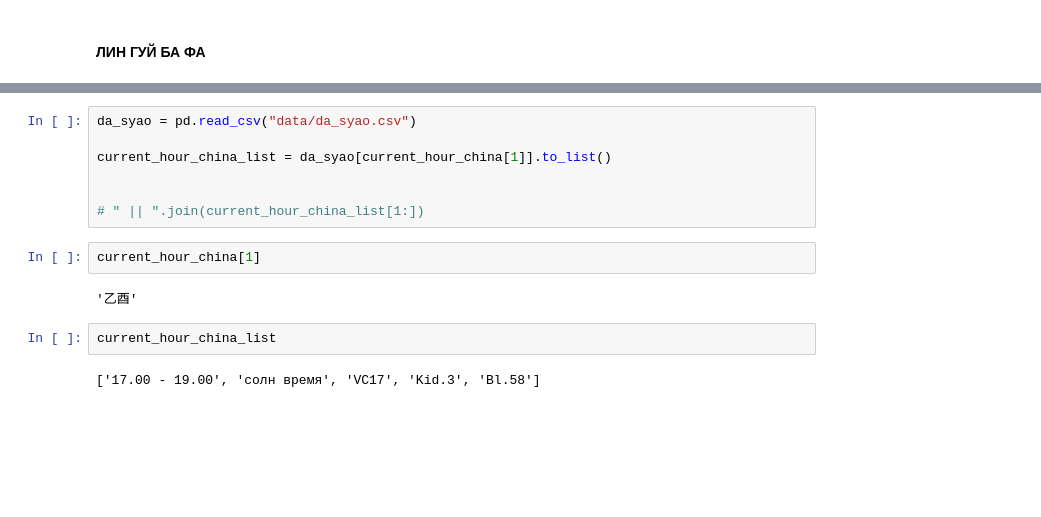
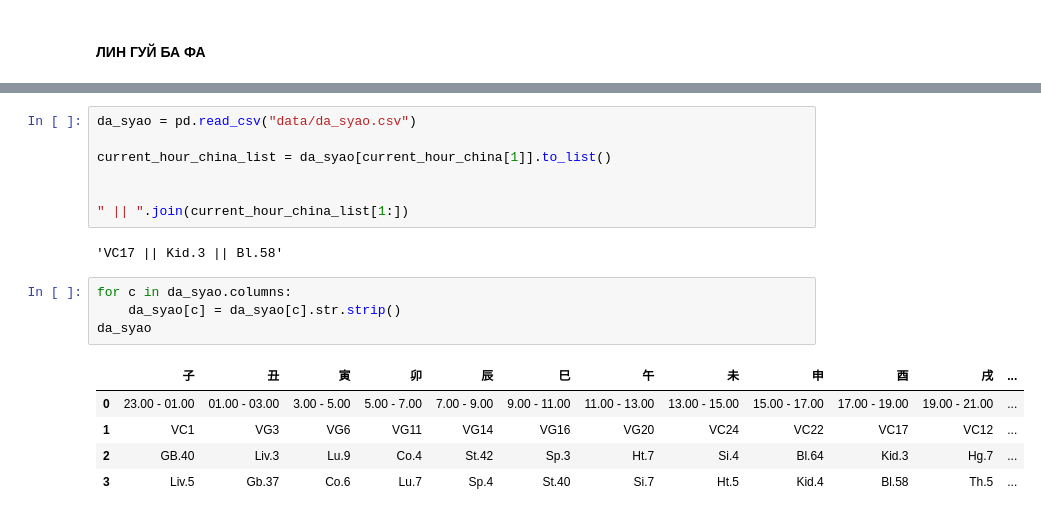
Before and after one commit to Sonnenbergenfluganschluss/BaZi, a Jupyter notebook: app.ipynb, the cells around one changed output, grey strips where cells are left out. Drawn from its saved outputs; the diff is of its cells as text; blank space fills up the shorter version.

```diff
--- a/app.ipynb
+++ b/app.ipynb
@@ -484,12 +509,16 @@ da_syao = pd.read_csv("data/da_syao.csv")
 current_hour_china_list = da_syao[current_hour_china[1]].to_list()
 
 
-# " || ".join(current_hour_china_list[1:])
+" || ".join(current_hour_china_list[1:])
+# %% [output]
+'VC17 || Kid.3 || Bl.58'
-# %%
-current_hour_china[1]
-# %% [output]
-'乙酉'
-# %%
-current_hour_china_list
-# %% [output]
-['17.00 - 19.00', 'солн время', 'VC17', 'Kid.3', 'Bl.58']
+# %%
+for c in da_syao.columns:
+    da_syao[c] = da_syao[c].str.strip()
+da_syao
+# %% [output]
+|  | 子 | 丑 | 寅 | 卯 | 辰 | 巳 | 午 | 未 | 申 | 酉 | 戌 | ... |
+| 0 | 23.00 - 01.00 | 01.00 - 03.00 | 3.00 - 5.00 | 5.00 - 7.00 | 7.00 - 9.00 | 9.00 - 11.00 | 11.00 - 13.00 | 13.00 - 15.00 | 15.00 - 17.00 | 17.00 - 19.00 | 19.00 - 21.00 | ... |
+| 1 | VC1 | VG3 | VG6 | VG11 | VG14 | VG16 | VG20 | VC24 | VC22 | VC17 | VC12 | ... |
+| 2 | GB.40 | Liv.3 | Lu.9 | Co.4 | St.42 | Sp.3 | Ht.7 | Si.4 | Bl.64 | Kid.3 | Hg.7 | ... |
+| 3 | Liv.5 | Gb.37 | Co.6 | Lu.7 | Sp.4 | St.40 | Si.7 | Ht.5 | Kid.4 | Bl.58 | Th.5 | ... |
```
Also changed, not shown: parts of 18 cells of this notebook.
